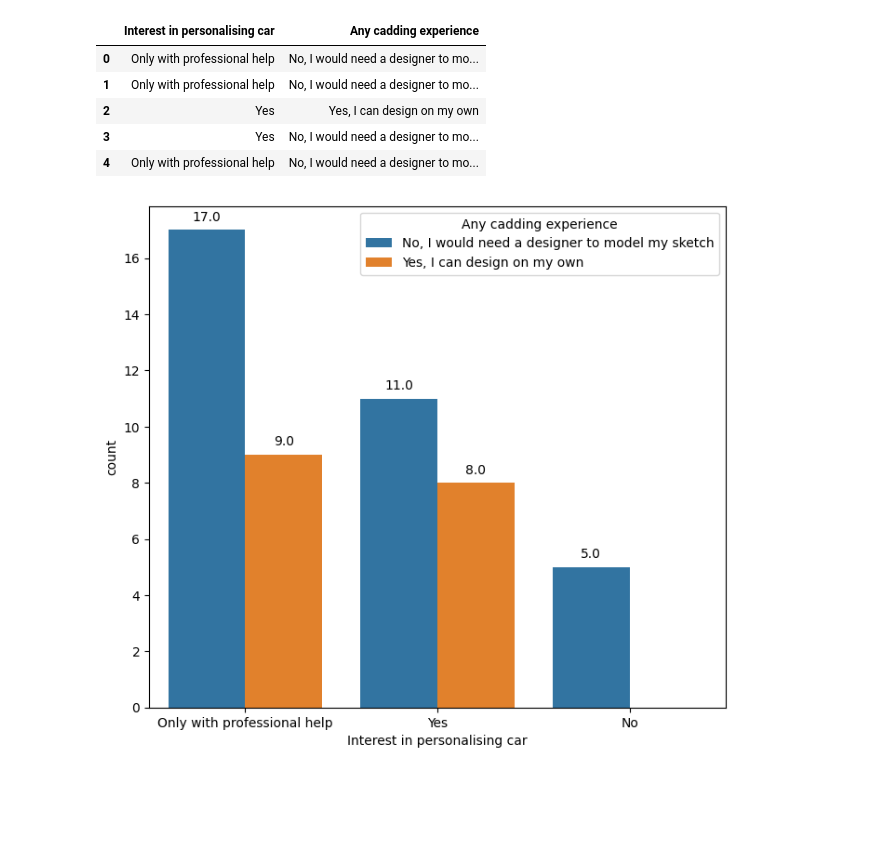
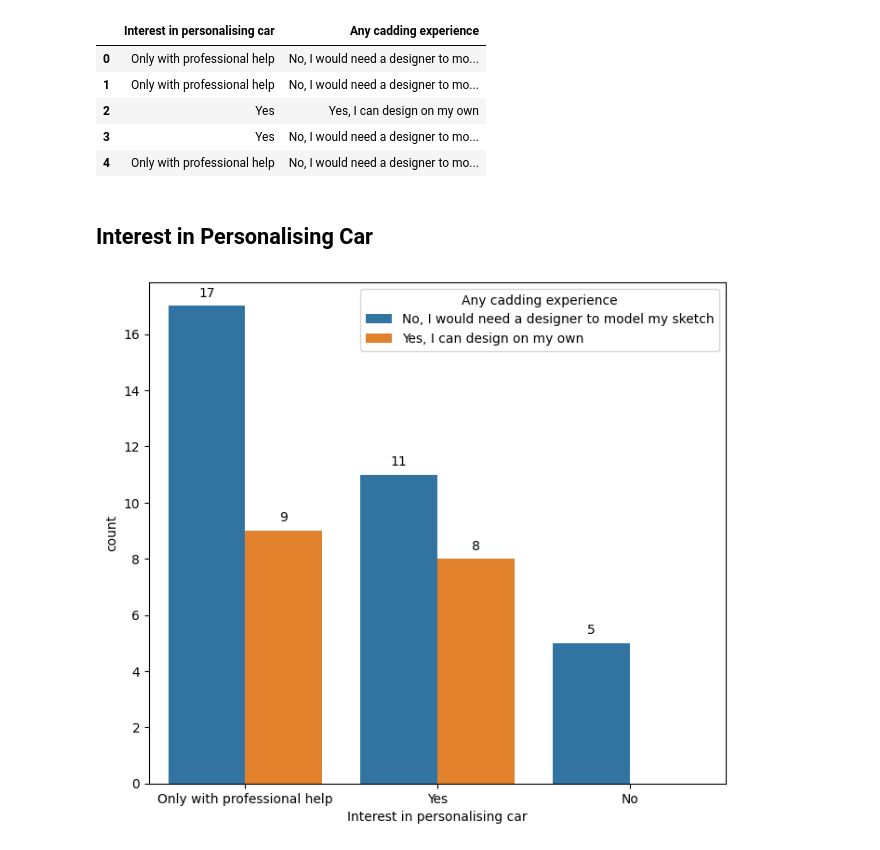
Before and after one commit to Rzi98/MA4829-AY23-24-S2, a Jupyter notebook: src/visualisation.ipynb, the cells around one changed output. Saved outputs shown, nothing was run; the diff lists cells and outputs as text; code cells hidden in the pictures; blank space fills up the shorter version.

```diff
--- a/src/visualisation.ipynb
+++ b/src/visualisation.ipynb
@@ -18,22 +18,24 @@ df.head()
 | 2 | Yes | Yes, I can design on my own |
 | 3 | Yes | No, I would need a designer to mo... |
 | 4 | Only with professional help | No, I would need a designer to mo... |
+# %% [markdown]
+## **Interest in Personalising Car**
 # %%
 import matplotlib.pyplot as plt
 import seaborn as sns
 
 plt.figure(figsize=(8, 7))
 ax = sns.countplot(df, x="Interest in personalising car", hue="Any cadding experience")
 
 for p in ax.patches:
-    count = p.get_height()
+    count = int(p.get_height())
     if count > 0:
         ax.annotate(f'{count}', (p.get_x() + p.get_width() / 2., count),
                     ha='center', va='center', xytext=(0, 10), textcoords='offset points')
 
 plt.show()
 # %% [output]
-[figure, old version]
+[figure, new version]
 # %%
 
 plt.figure(figsize=(8, 7))
```
Also changed, not shown: parts of 8 cells of this notebook.
